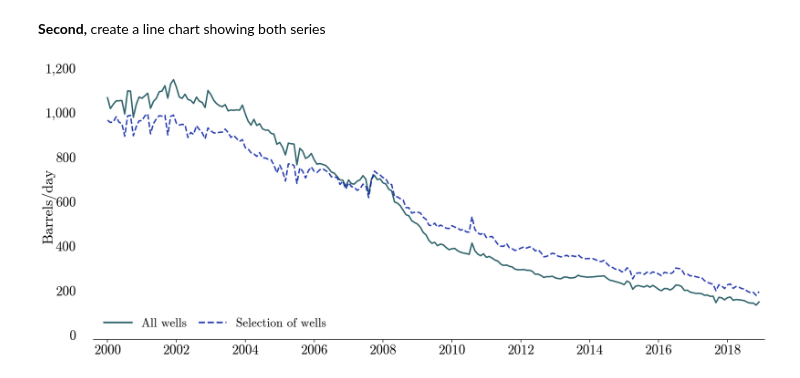
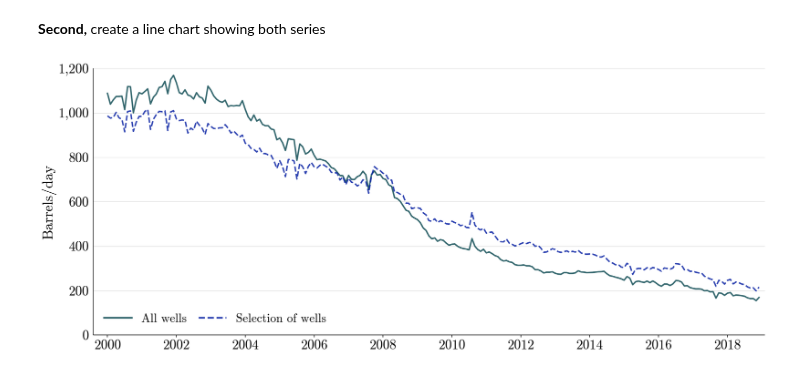
Before and after one commit to aleong92/pemex_analysis, a Jupyter notebook: code/notebooks/mean_well_production_chart.ipynb, the cells around one changed output. Drawn from its saved outputs; the diff is of its cells as text; code cells hidden in the pictures.

Commit message:
Added y-axis grid and other minor changes

```diff
--- a/code/notebooks/mean_well_production_chart.ipynb
+++ b/code/notebooks/mean_well_production_chart.ipynb
@@ -44,7 +43,7 @@ ax.yaxis.set_tick_params(labelleft=False, length=0)
 for i in range(0,1201,200):
 
     ax.text(
-        -11, i, f'{i:,}',
+        -6.5, i-20, f'{i:,}',
         ha="right", va="baseline", fontsize=28,
         fontfamily="cmr10", fontweight=100
     )
@@ -54,41 +53,45 @@ for i in range(0,1201,200):
 ax.set_xlim(-5, 229)
 ax.xaxis.set_ticks(list(range(0, 229, 24)))
 ax.xaxis.set_ticklabels(x_labels, fontsize=28, fontweight=100, fontfamily="cmr10")
-ax.xaxis.set_tick_params(length=6, width=1.2)
+ax.xaxis.set_tick_params(length=5, width=1.2)
+
+# Spine settings
 ax.spines["bottom"].set_lw(1.2)
 ax.spines["bottom"].set_capstyle("butt")
-
-# Spines
-ax.spines["left"].set_visible(False)
+ax.spines['left'].set_lw(1.2)
+ax.spines['left'].set_capstyle("butt")
 ax.spines["top"].set_visible(False)
 ax.spines["right"].set_visible(False)
+
+# Grid settings
+ax.grid(axis='y', alpha=0.5)
 
 # Mean well production series
 ax.plot(df_all_wells['avg_oil_prod_bd'].values, lw=3, color="#0D4A52", alpha=0.85)
 ax.plot(df_y5_wells['avg_oil_prod_bd'].values, lw=3, linestyle='--', color="#0922A4", alpha=0.85)
 
 # Legend settings
 legend_handles = [
     lines.Line2D([0], [0], color="#0D4A52", lw=3.5, alpha=0.85, label="All wells"),
     lines.Line2D([0], [0], color="#0922A4", lw=3.5, linestyle='--', alpha=0.85, label="Selection of wells")
 ]
 
 ax.legend(
     handles=legend_handles,
     loc="lower left",
     bbox_to_anchor=(0.0, 0.0),
     bbox_transform=ax.transAxes,
     frameon=False,
     ncol=2,
     handlelength=2.3,
     columnspacing=1.0,
     prop={"family": "cmr10", "size": 25}
 )
 
 # Tight layout
 #fig.tight_layout()
 
 # Show plot
 plt.show()
 # %% [output]
-[figure, old version]
+[figure, new version]
```
Also changed, not shown: parts of 1 cell of this notebook.
